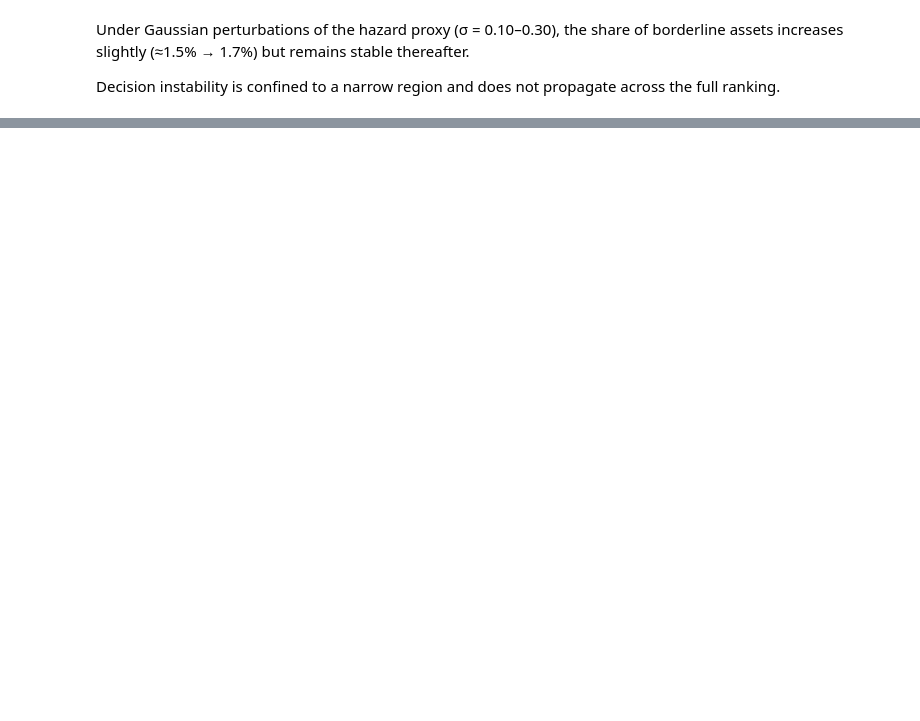
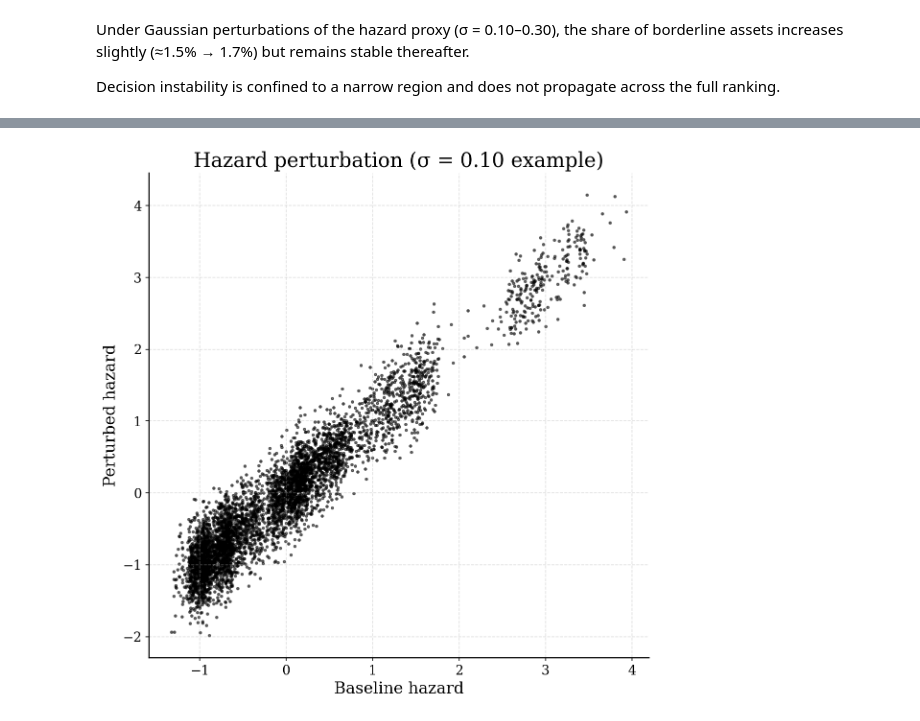
Before and after one commit to Habnetic/resilient-housing-bayes, a Jupyter notebook: notebooks/15_phase2_hazard_noise.ipynb, the cells around one changed output, grey strips where cells are left out. Cells and saved outputs as stored; diff of their text form; code cells hidden in the pictures; blank space fills up the shorter version.

```diff
--- a/notebooks/15_phase2_hazard_noise.ipynb
+++ b/notebooks/15_phase2_hazard_noise.ipynb
@@ -242,0 +305,21 @@ propagate across the full ranking.
+# %%
+fig, ax = plt.subplots(figsize=(8, 8))
+
+ax.scatter(
+    df["H_std_base"],
+    df["H_std"],
+    s=5,
+    color="black",
+    alpha=0.5
+)
+
+ax.set_xlabel("Baseline hazard")
+ax.set_ylabel("Perturbed hazard")
+ax.set_title("Hazard perturbation (σ = 0.10 example)")
+
+ax.grid(True, linestyle="--", alpha=0.4)
+
+fig.tight_layout()
+plt.show()
+# %% [output]
+[figure, added]
```
Also changed, not shown: parts of 12 cells of this notebook, 1 other file.
